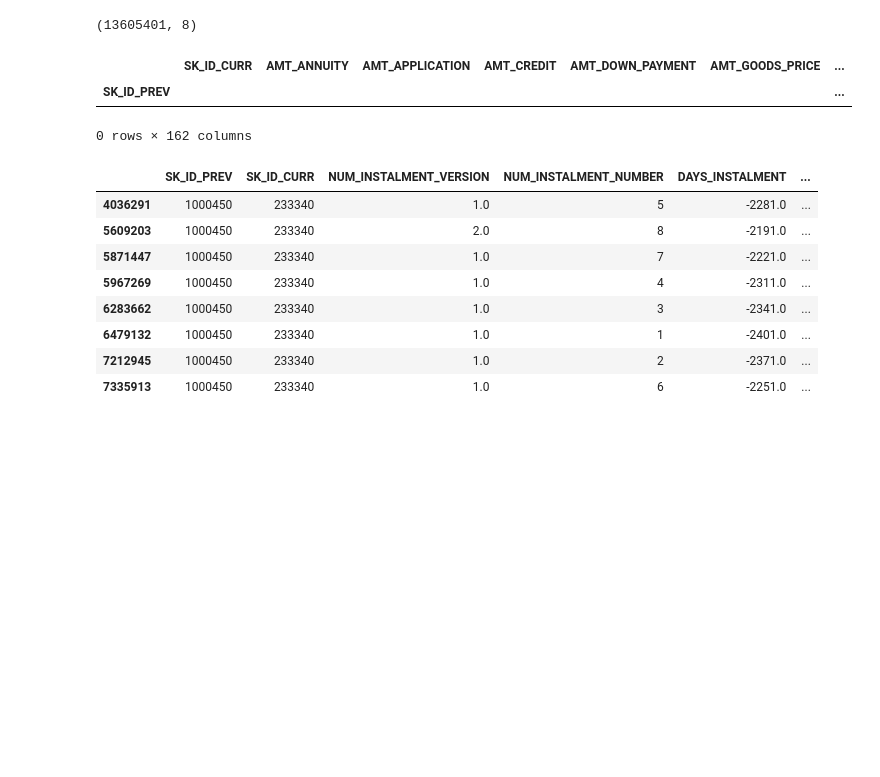
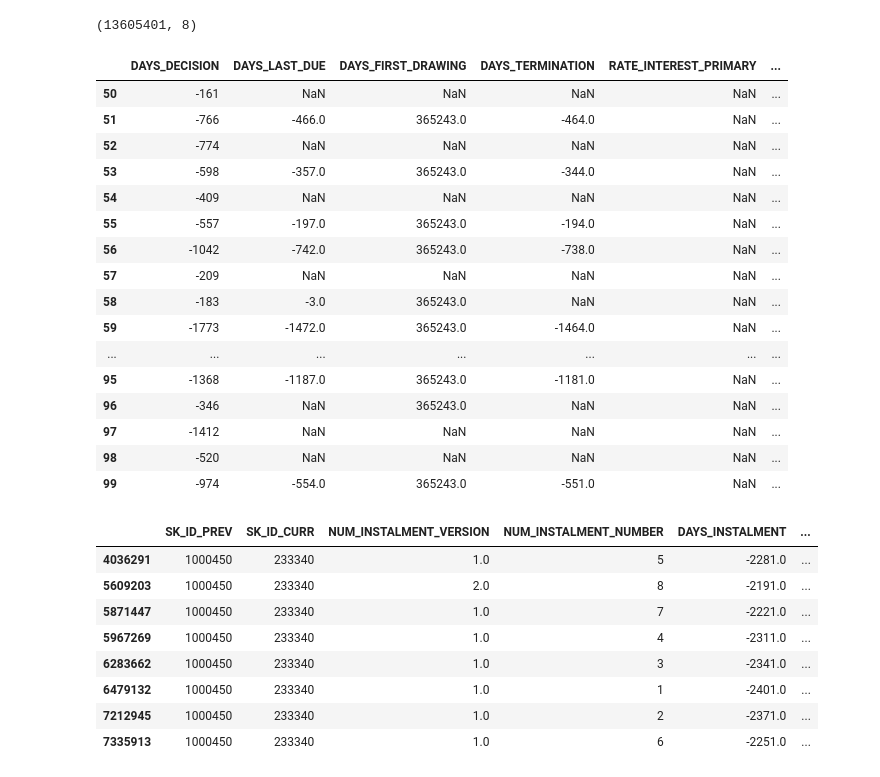
Before and after one commit to yiqiyu/homecredit, a Jupyter notebook: manual_feature_engineering.ipynb, the cells around one changed output. Drawn from its saved outputs; the diff is of its cells as text; code cells hidden in the pictures; blank space fills up the shorter version.

```diff
--- a/manual_feature_engineering.ipynb
+++ b/manual_feature_engineering.ipynb
@@ -167,13 +200,26 @@ inst = inst.drop("Unnamed: 0", axis=1)
 inst.shape
 # %% [output]
 (13605401, 8)
-# %%
-w=prev.sample(frac=0.1).groupby("SK_ID_PREV").count()
-display(w[w["SK_ID_CURR"]>1])
-# %% [output]
-|  | SK_ID_CURR | AMT_ANNUITY | AMT_APPLICATION | AMT_CREDIT | AMT_DOWN_PAYMENT | AMT_GOODS_PRICE | ... |
-| SK_ID_PREV |  |  |  |  |  |  | ... |
-0 rows × 162 columns
+# %%
+prev[["DAYS_DECISION", 'DAYS_LAST_DUE', "DAYS_FIRST_DRAWING", "DAYS_TERMINATION", "RATE_INTEREST_PRIMARY", "RATE_INTEREST_PRIVILEGED"]][50:100]
+# %% [output]
+|  | DAYS_DECISION | DAYS_LAST_DUE | DAYS_FIRST_DRAWING | DAYS_TERMINATION | RATE_INTEREST_PRIMARY | ... |
+| 50 | -161 | NaN | NaN | NaN | NaN | ... |
+| 51 | -766 | -466.0 | 365243.0 | -464.0 | NaN | ... |
+| 52 | -774 | NaN | NaN | NaN | NaN | ... |
+| 53 | -598 | -357.0 | 365243.0 | -344.0 | NaN | ... |
+| 54 | -409 | NaN | NaN | NaN | NaN | ... |
+| 55 | -557 | -197.0 | 365243.0 | -194.0 | NaN | ... |
+| 56 | -1042 | -742.0 | 365243.0 | -738.0 | NaN | ... |
+| 57 | -209 | NaN | NaN | NaN | NaN | ... |
+| 58 | -183 | -3.0 | 365243.0 | NaN | NaN | ... |
+| 59 | -1773 | -1472.0 | 365243.0 | -1464.0 | NaN | ... |
+| ... | ... | ... | ... | ... | ... | ... |
+| 95 | -1368 | -1187.0 | 365243.0 | -1181.0 | NaN | ... |
+| 96 | -346 | NaN | 365243.0 | NaN | NaN | ... |
+| 97 | -1412 | NaN | NaN | NaN | NaN | ... |
+| 98 | -520 | NaN | NaN | NaN | NaN | ... |
+| 99 | -974 | -554.0 | 365243.0 | -551.0 | NaN | ... |
 # %%
 inst[inst["SK_ID_PREV"]==1000450]
 # %% [output]
```
Also changed, not shown: parts of 2 cells of this notebook.
